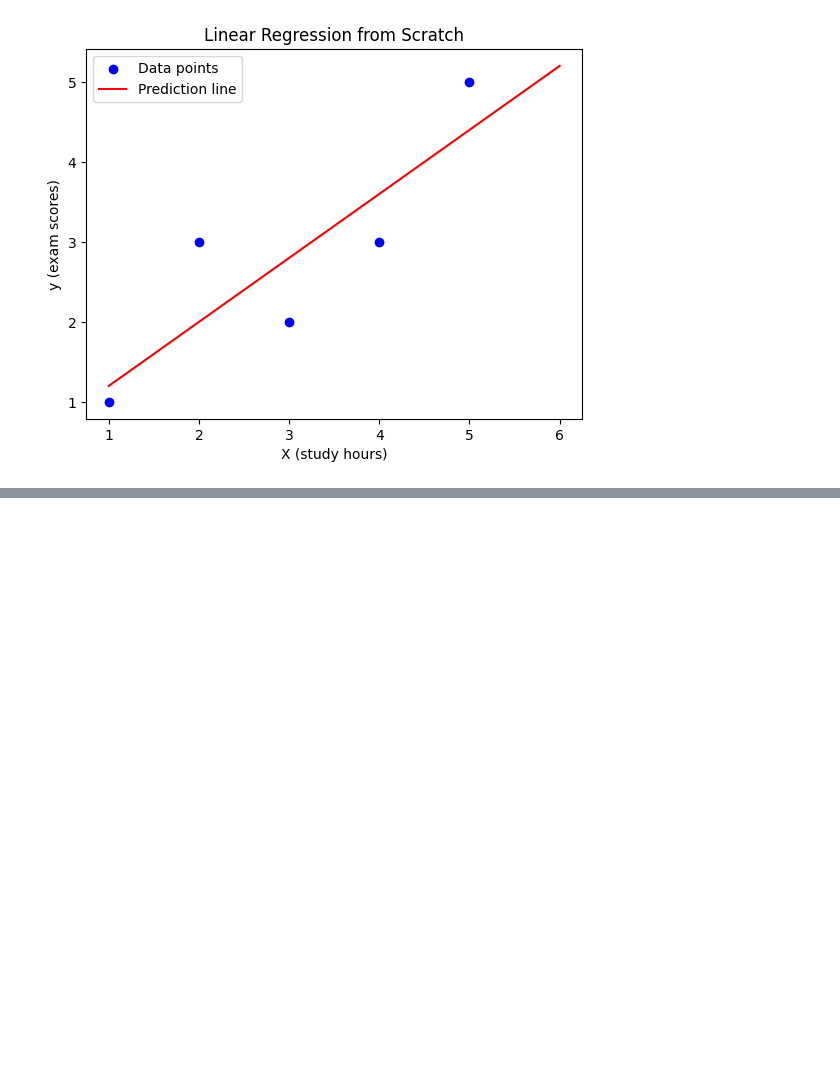
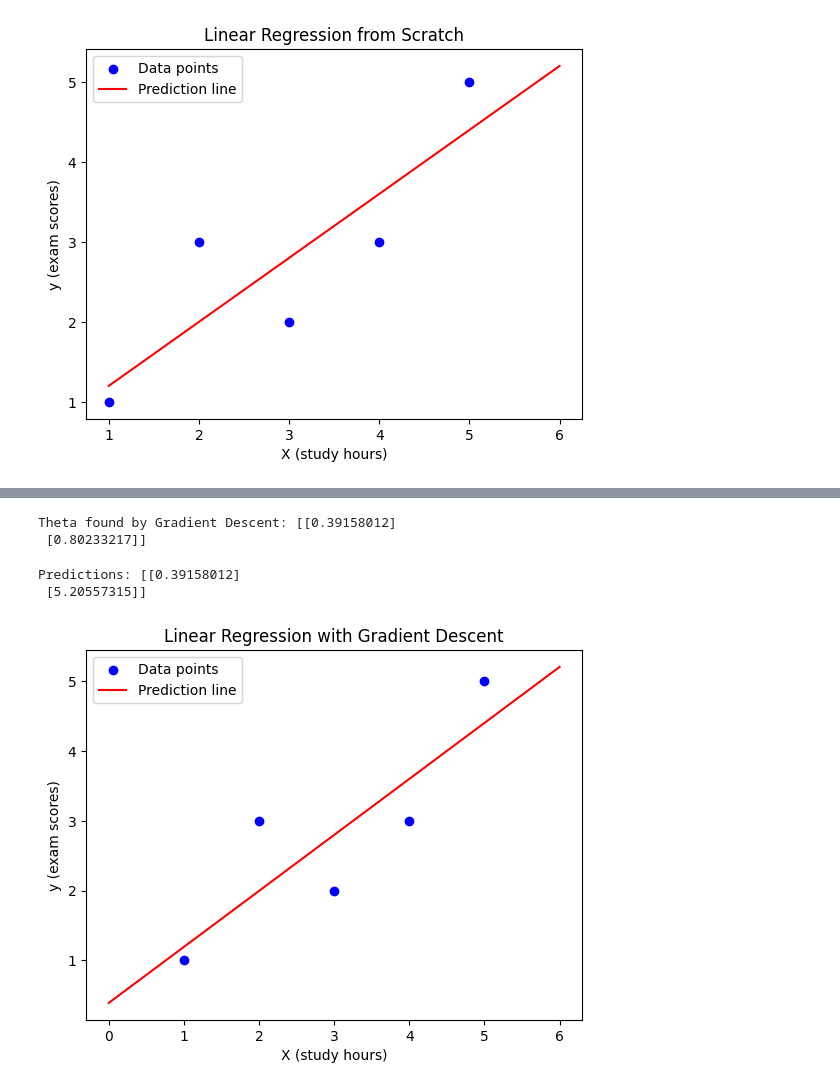
Before and after one commit to aryaayush190/Maths-for-Machine-Learning, a Jupyter notebook: Linear_Regression.ipynb, the cells around one changed output, grey strips where cells are left out. Cells and saved outputs as stored; diff of their text form; code cells hidden in the pictures; blank space fills up the shorter version.

```diff
--- a/Linear_Regression.ipynb
+++ b/Linear_Regression.ipynb
@@ -58,0 +69,47 @@ plt.show()
+# %%
+# Add bias term (column of ones)
+X_b = np.c_[np.ones((X.shape[0], 1)), X]
+# %%
+# Learning rate (step size) and number of iterations
+alpha = 0.01
+n_iterations = 1000
+
+
+# Number of samples
+m = len(y)
+
+# Initialize theta randomly (2 values: intercept + slope)
+theta = np.random.randn(2, 1)
+
+# Reshape y for matrix operations
+y = y.reshape(-1, 1)
+
+# Gradient Descent loop
+for iteration in range(n_iterations):
+    gradients = 2/m * X_b.T.dot(X_b.dot(theta) - y)
+    theta = theta - alpha * gradients
+
+print("Theta found by Gradient Descent:", theta)
+# %% [output]
+Theta found by Gradient Descent: [[0.39158012]
+ [0.80233217]]
+# %%
+# Predict for new data
+X_new = np.array([[0], [6]])
+X_new_b = np.c_[np.ones((2, 1)), X_new]
+y_predict = X_new_b.dot(theta)
+
+print("Predictions:", y_predict)
+# %% [output]
+Predictions: [[0.39158012]
+ [5.20557315]]
+# %%
+plt.scatter(X, y, color="blue", label="Data points")
+plt.plot(X_new, y_predict, "r-", label="Prediction line")
+plt.xlabel("X (study hours)")
+plt.ylabel("y (exam scores)")
+plt.legend()
+plt.title("Linear Regression with Gradient Descent")
+plt.show()
+# %% [output]
+[figure, added]
```
Also changed, not shown: parts of 6 cells of this notebook.
